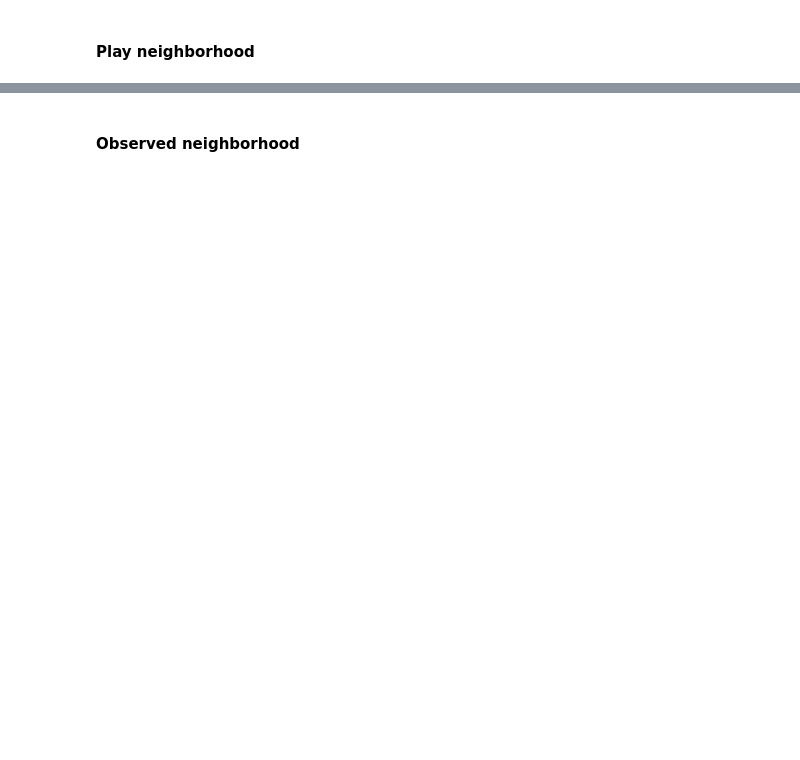
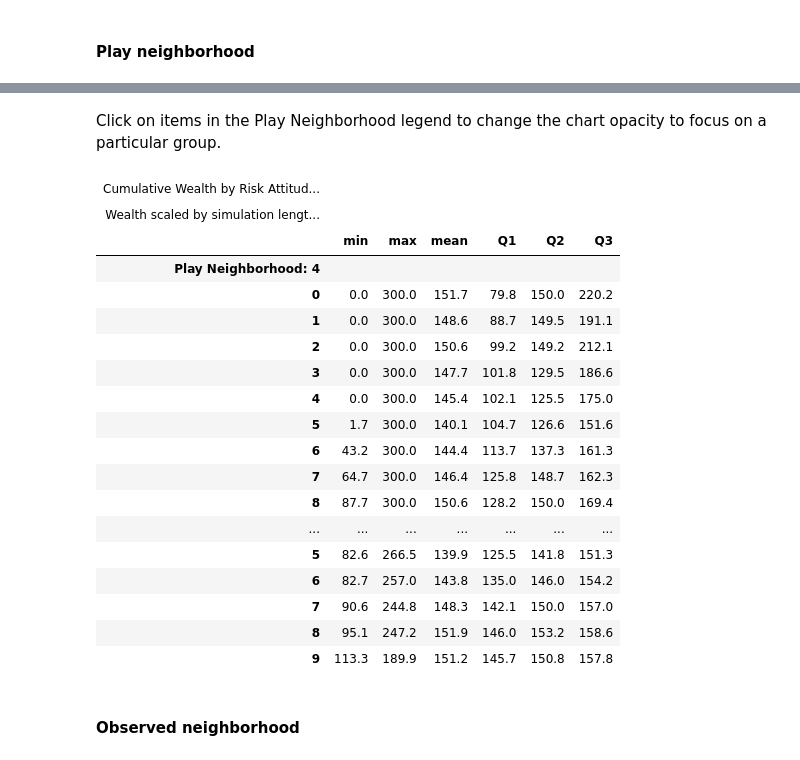
Before and after one commit to Princeton-CDH/simulating-risk, a Jupyter notebook: notebooks/hawkdovemulti_noadjust/analyze_batchrun_data.ipynb, the cells around one changed output, grey strips where cells are left out. Cells and saved outputs as stored; diff of their text form; code cells hidden in the pictures; blank space fills up the shorter version.

```diff
--- a/notebooks/hawkdovemulti_noadjust/analyze_batchrun_data.ipynb
+++ b/notebooks/hawkdovemulti_noadjust/analyze_batchrun_data.ipynb
@@ -412,3 +533,33 @@ alt.Chart(agents_last_round_df).mark_boxplot(extent="min-max").encode(
+# %% [markdown]
+Click on items in the Play Neighborhood legend to change the chart opacity to focus on a particular group.
+# %%
+(wealth_by_risk_playnhood.with_columns(play_neighborhood=pl.lit("Play Neighborhood: ").add(pl.col("play_neighborhood").cast(pl.datatypes.String)))
+    .rename({"risk_attitude": "Risk Attitude"})
+    .style.tab_header(title="Cumulative Wealth by Risk Attitude and Play Neighborhood", subtitle="Wealth scaled by simulation length and play neighborhood")
+     .tab_stub(rowname_col="Risk Attitude", groupname_col="play_neighborhood")
+    .fmt_number(decimals=1)
+    .fmt_number("Risk Attitude", decimals=0)
+)
+# %% [output]
+| Cumulative Wealth by Risk Attitud... |  |  |  |  |  |  |
+| Wealth scaled by simulation lengt... |  |  |  |  |  |  |
+|  | min | max | mean | Q1 | Q2 | Q3 |
+| Play Neighborhood: 4 |  |  |  |  |  |  |
+| 0 | 0.0 | 300.0 | 151.7 | 79.8 | 150.0 | 220.2 |
+| 1 | 0.0 | 300.0 | 148.6 | 88.7 | 149.5 | 191.1 |
+| 2 | 0.0 | 300.0 | 150.6 | 99.2 | 149.2 | 212.1 |
+| 3 | 0.0 | 300.0 | 147.7 | 101.8 | 129.5 | 186.6 |
+| 4 | 0.0 | 300.0 | 145.4 | 102.1 | 125.5 | 175.0 |
+| 5 | 1.7 | 300.0 | 140.1 | 104.7 | 126.6 | 151.6 |
+| 6 | 43.2 | 300.0 | 144.4 | 113.7 | 137.3 | 161.3 |
+| 7 | 64.7 | 300.0 | 146.4 | 125.8 | 148.7 | 162.3 |
+| 8 | 87.7 | 300.0 | 150.6 | 128.2 | 150.0 | 169.4 |
+| ... | ... | ... | ... | ... | ... | ... |
+| 5 | 82.6 | 266.5 | 139.9 | 125.5 | 141.8 | 151.3 |
+| 6 | 82.7 | 257.0 | 143.8 | 135.0 | 146.0 | 154.2 |
+| 7 | 90.6 | 244.8 | 148.3 | 142.1 | 150.0 | 157.0 |
+| 8 | 95.1 | 247.2 | 151.9 | 146.0 | 153.2 | 158.6 |
+| 9 | 113.3 | 189.9 | 151.2 | 145.7 | 150.8 | 157.8 |
 # %% [markdown]
 #### Observed neighborhood
 # %%
```
Also changed, not shown: parts of 15 cells of this notebook.
